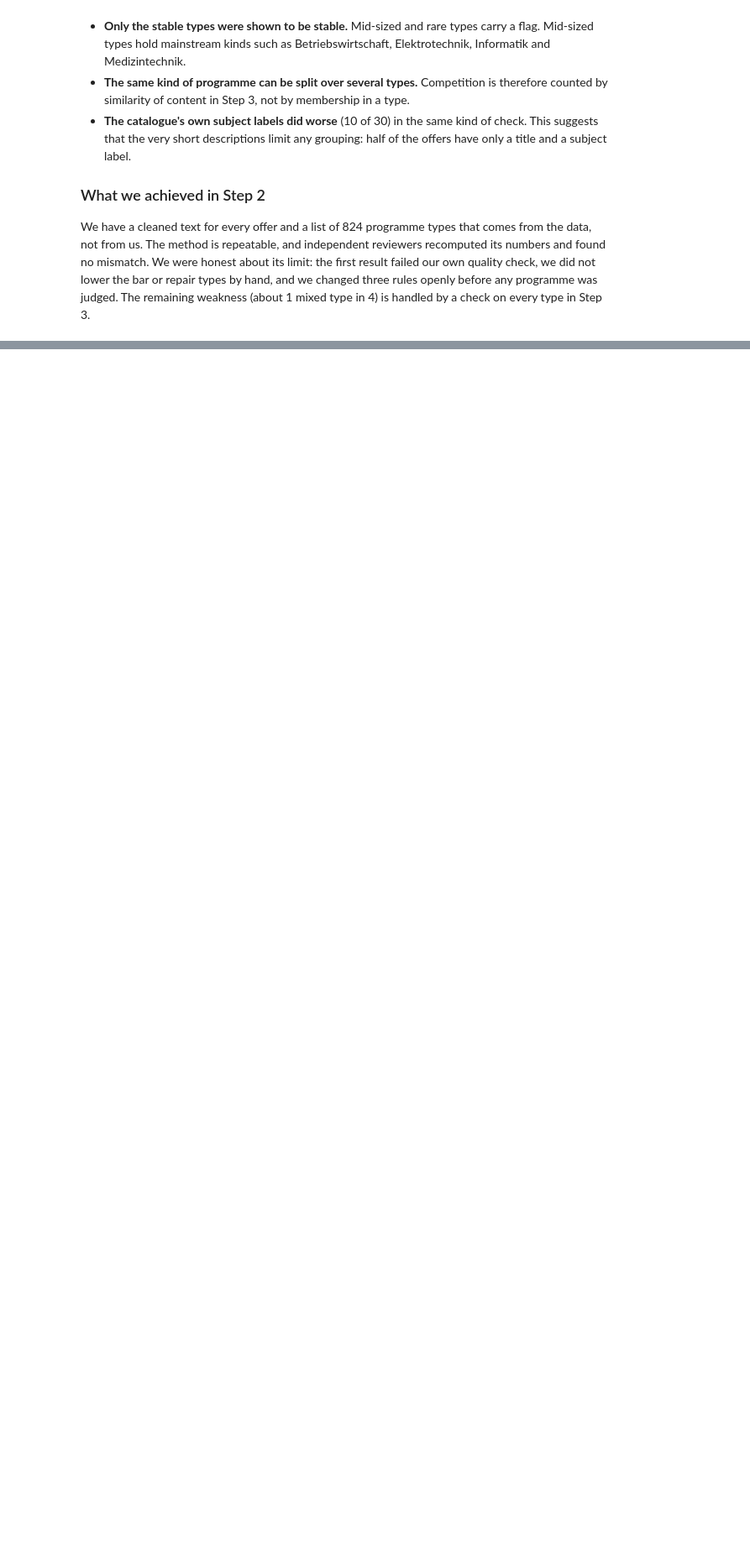
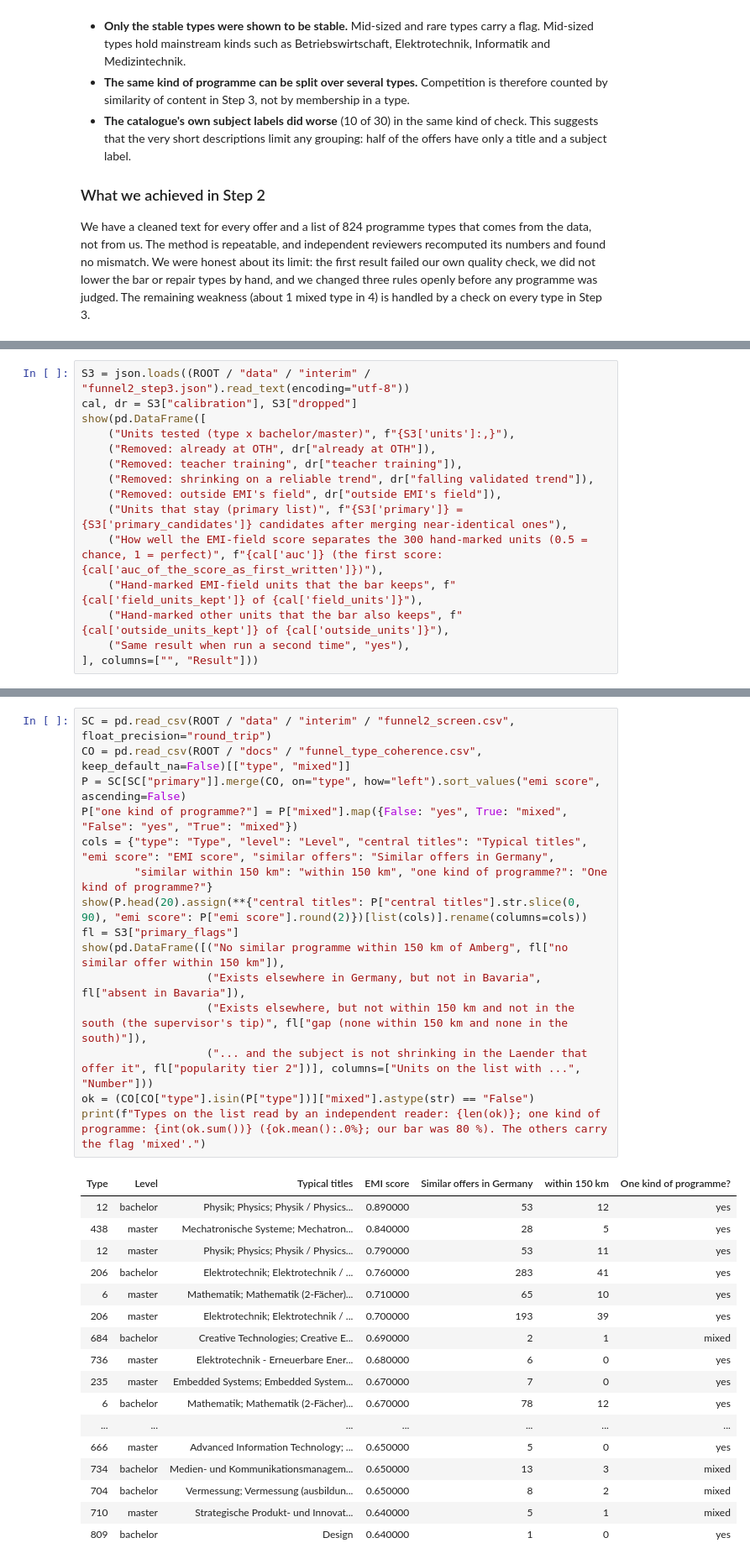
Before and after one commit to SomanthaManuranga/study-program-intelligence, a Jupyter notebook: notebooks/funnel_progress.ipynb, the cells around one changed output, grey strips where cells are left out. Shown at 84% size. Drawn from its saved outputs; the diff is of its cells as text; blank space fills up the shorter version.

Commit message:
Funnel step 3: notebook section

```diff
--- a/notebooks/funnel_progress.ipynb
+++ b/notebooks/funnel_progress.ipynb
@@ -511,0 +526,15 @@ We have a cleaned text for every offer and a list of 824 programme types that co
+# %%
+S3 = json.loads((ROOT / "data" / "interim" / "funnel2_step3.json").read_text(encoding="utf-8"))
+cal, dr = S3["calibration"], S3["dropped"]
+show(pd.DataFrame([
+    ("Units tested (type x bachelor/master)", f"{S3['units']:,}"),
+    ("Removed: already at OTH", dr["already at OTH"]),
+    ("Removed: teacher training", dr["teacher training"]),
+    ("Removed: shrinking on a reliable trend", dr["falling validated trend"]),
+    ("Removed: outside EMI's field", dr["outside EMI's field"]),
+    ("Units that stay (primary list)", f"{S3['primary']} = {S3['primary_candidates']} candidates after merging near-identical ones"),
+    ("How well the EMI-field score separates the 300 hand-marked units (0.5 = chance, 1 = perfect)", f"{cal['auc']} (the first score: {cal['auc_of_the_score_as_first_written']})"),
+    ("Hand-marked EMI-field units that the bar keeps", f"{cal['field_units_kept']} of {cal['field_units']}"),
+    ("Hand-marked other units that the bar also keeps", f"{cal['outside_units_kept']} of {cal['outside_units']}"),
+    ("Same result when run a second time", "yes"),
+], columns=["", "Result"]))
@@ -511,0 +557,33 @@ We have a cleaned text for every offer and a list of 824 programme types that co
+# %%
+SC = pd.read_csv(ROOT / "data" / "interim" / "funnel2_screen.csv", float_precision="round_trip")
+CO = pd.read_csv(ROOT / "docs" / "funnel_type_coherence.csv", keep_default_na=False)[["type", "mixed"]]
+P = SC[SC["primary"]].merge(CO, on="type", how="left").sort_values("emi score", ascending=False)
+P["one kind of programme?"] = P["mixed"].map({False: "yes", True: "mixed", "False": "yes", "True": "mixed"})
+cols = {"type": "Type", "level": "Level", "central titles": "Typical titles", "emi score": "EMI score", "similar offers": "Similar offers in Germany",
+        "similar within 150 km": "within 150 km", "one kind of programme?": "One kind of programme?"}
+show(P.head(20).assign(**{"central titles": P["central titles"].str.slice(0, 90), "emi score": P["emi score"].round(2)})[list(cols)].rename(columns=cols))
+fl = S3["primary_flags"]
+show(pd.DataFrame([("No similar programme within 150 km of Amberg", fl["no similar offer within 150 km"]),
+                   ("Exists elsewhere in Germany, but not in Bavaria", fl["absent in Bavaria"]),
+                   ("Exists elsewhere, but not within 150 km and not in the south (the supervisor's tip)", fl["gap (none within 150 km and none in the south)"]),
+                   ("... and the subject is not shrinking in the Laender that offer it", fl["popularity tier 2"])], columns=["Units on the list with ...", "Number"]))
+ok = (CO[CO["type"].isin(P["type"])]["mixed"].astype(str) == "False")
+print(f"Types on the list read by an independent reader: {len(ok)}; one kind of programme: {int(ok.sum())} ({ok.mean():.0%}; our bar was 80 %). The others carry the flag 'mixed'.")
+# %% [output]
+| Type | Level | Typical titles | EMI score | Similar offers in Germany | within 150 km | One kind of programme? |
+| 12 | bachelor | Physik; Physics; Physik / Physics... | 0.890000 | 53 | 12 | yes |
+| 438 | master | Mechatronische Systeme; Mechatron... | 0.840000 | 28 | 5 | yes |
+| 12 | master | Physik; Physics; Physik / Physics... | 0.790000 | 53 | 11 | yes |
+| 206 | bachelor | Elektrotechnik; Elektrotechnik / ... | 0.760000 | 283 | 41 | yes |
+| 6 | master | Mathematik; Mathematik (2-Fächer)... | 0.710000 | 65 | 10 | yes |
+| 206 | master | Elektrotechnik; Elektrotechnik / ... | 0.700000 | 193 | 39 | yes |
+| 684 | bachelor | Creative Technologies; Creative E... | 0.690000 | 2 | 1 | mixed |
+| 736 | master | Elektrotechnik - Erneuerbare Ener... | 0.680000 | 6 | 0 | yes |
+| 235 | master | Embedded Systems; Embedded System... | 0.670000 | 7 | 0 | yes |
+| 6 | bachelor | Mathematik; Mathematik (2-Fächer)... | 0.670000 | 78 | 12 | yes |
+| ... | ... | ... | ... | ... | ... | ... |
+| 666 | master | Advanced Information Technology; ... | 0.650000 | 5 | 0 | yes |
+| 734 | bachelor | Medien- und Kommunikationsmanagem... | 0.650000 | 13 | 3 | mixed |
+| 704 | bachelor | Vermessung; Vermessung (ausbildun... | 0.650000 | 8 | 2 | mixed |
+| 710 | master | Strategische Produkt- und Innovat... | 0.640000 | 5 | 1 | mixed |
+| 809 | bachelor | Design | 0.640000 | 1 | 0 | yes |
```
Also changed, not shown: parts of 11 cells of this notebook, 1 other file.
